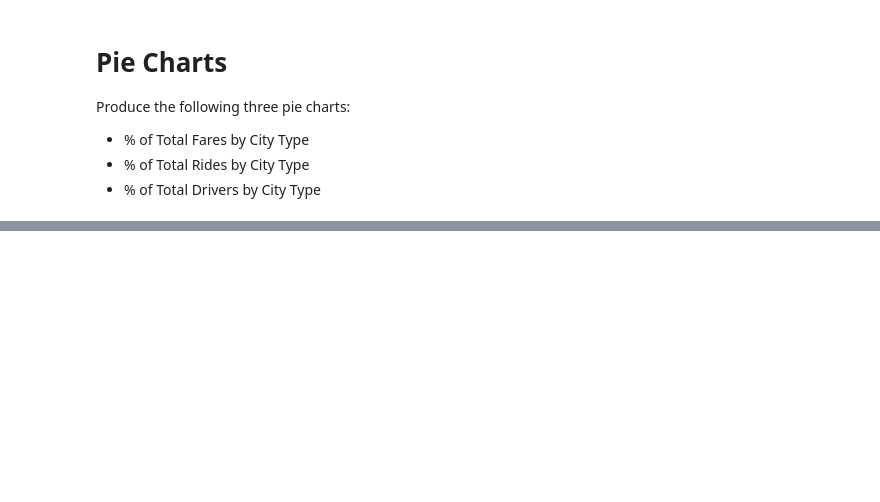
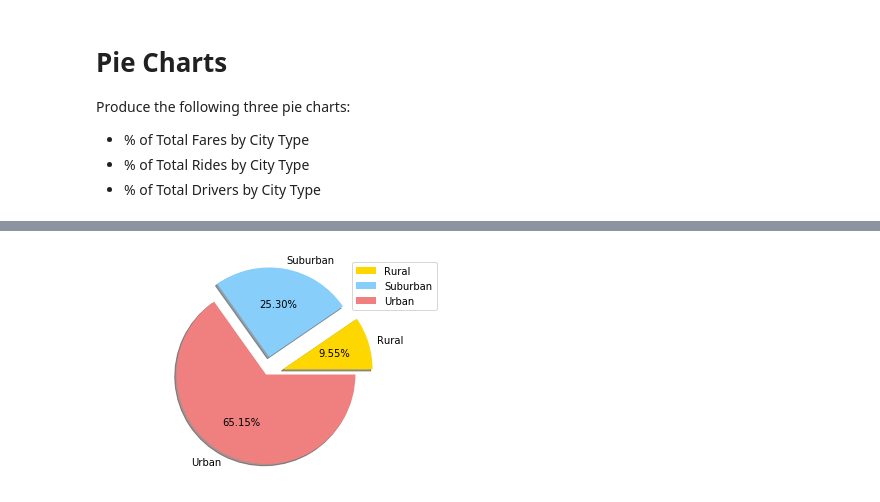
Before and after one commit to l1uc3ky/matplotlib-challenge, a Jupyter notebook: matplotlib hw Pyber.ipynb, the cells around one changed output, grey strips where cells are left out. Saved outputs shown, nothing was run; the diff lists cells and outputs as text; code cells hidden in the pictures; blank space fills up the shorter version.

```diff
--- a/matplotlib hw Pyber.ipynb
+++ b/matplotlib hw Pyber.ipynb
@@ -209,0 +286,20 @@ Produce the following three pie charts:
+# %%
+# City pie index for labels
+city_drivers_pie.index
+
+#explode first and second segments of the pie
+explode = (0.2, 0.2, 0)
+
+#Create the pie chart
+plt.pie(city_drivers_pie, labels = city_fare_pie.index, autopct = "%1.2f%%", colors = colors, explode = explode, shadow = True)
+
+#set equal axis
+plt.axis("equal")
+
+#add the legend
+plt.legend(loc = "upper right")
+
+# show the pie chart
+plt.show()
+# %% [output]
+[figure, added]
```
Also changed, not shown: parts of 6 cells of this notebook.
